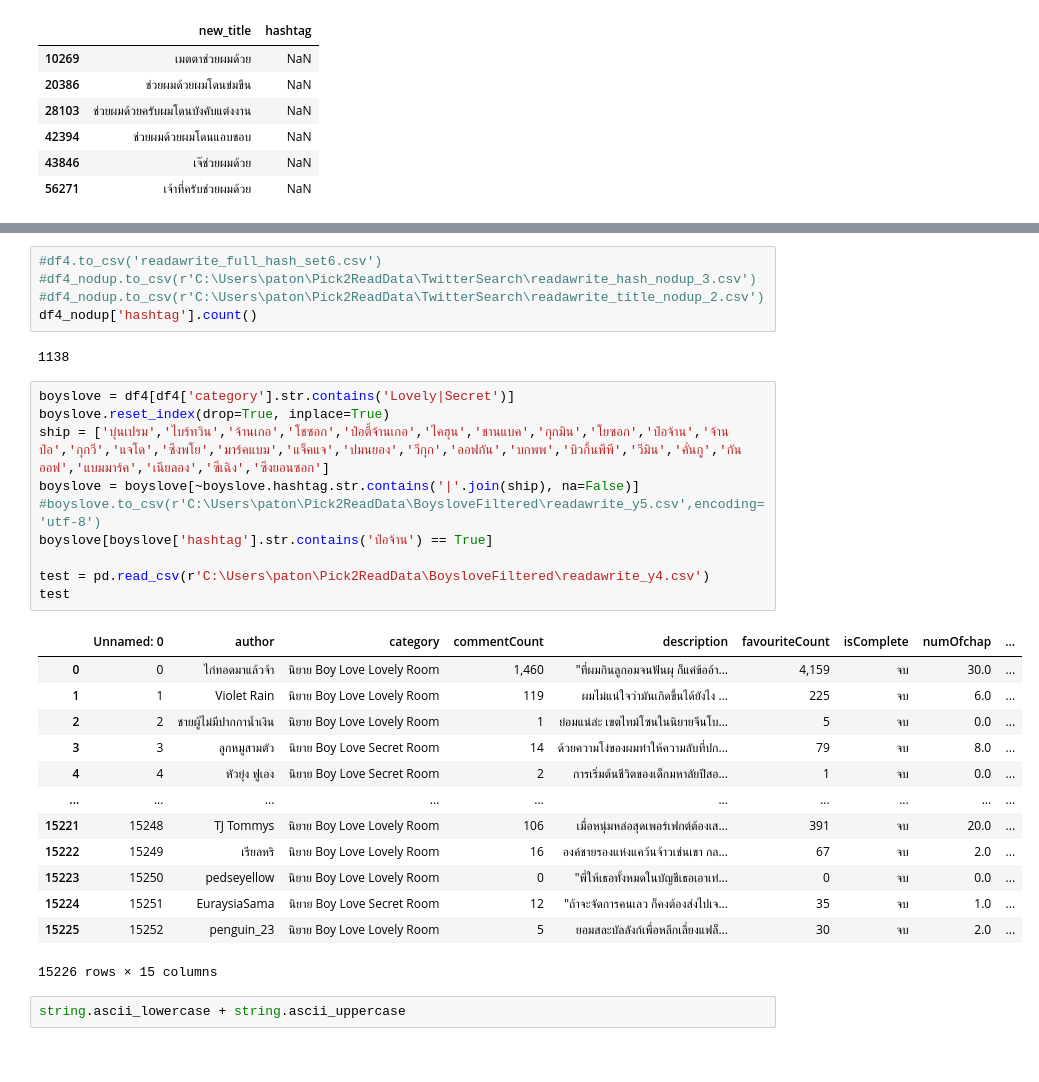
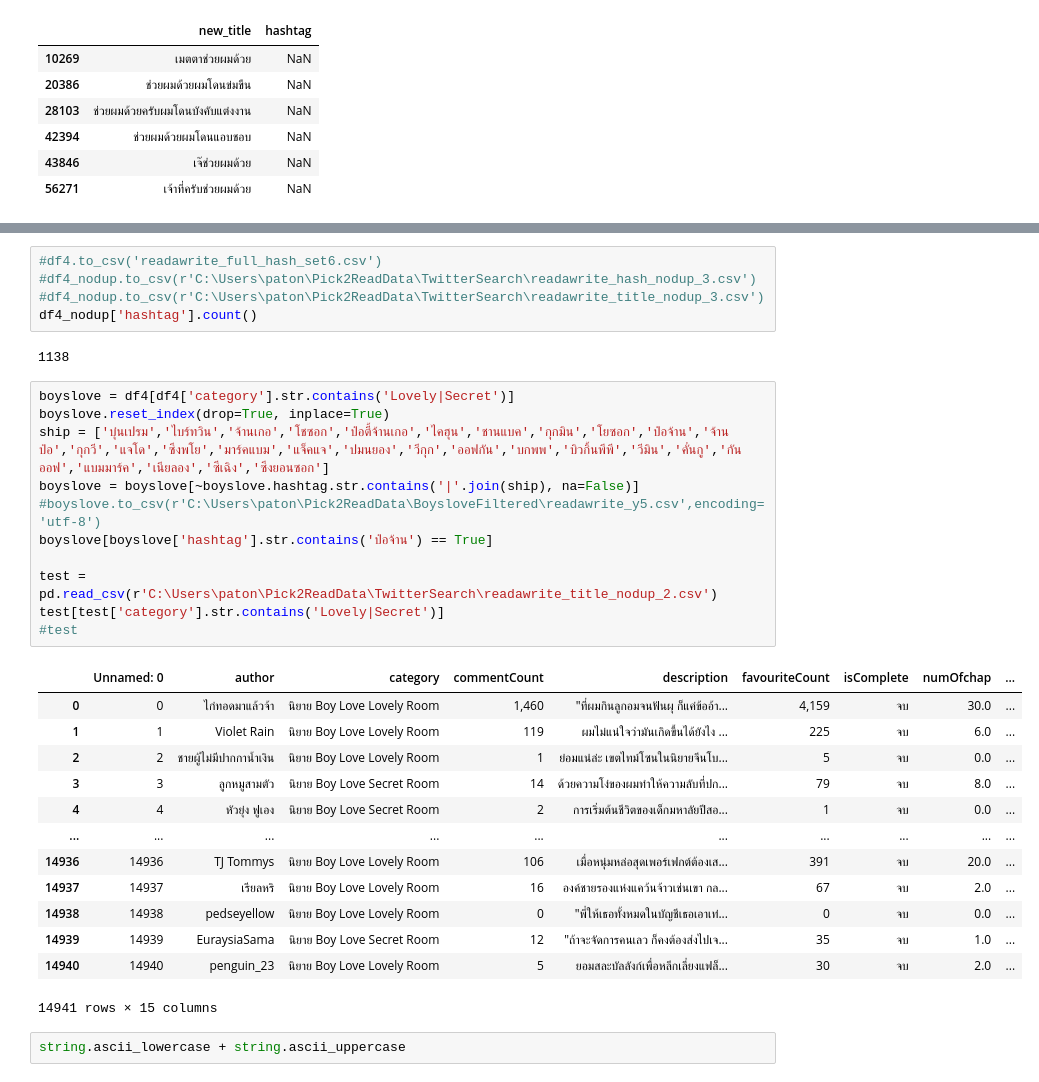
Before and after one commit to pppetonggg/Pick2Read, a Jupyter notebook: CleanReadawrite.ipynb, the cells around one changed output, grey strips where cells are left out. Cells and saved outputs as stored; diff of their text form.

Commit message:
title no duplicate for twitter search

```diff
--- a/CleanReadawrite.ipynb
+++ b/CleanReadawrite.ipynb
@@ -143,34 +143,35 @@ df4_nodup
 # %%
 #df4.to_csv('readawrite_full_hash_set6.csv')
 #df4_nodup.to_csv(r'C:\Users\paton\Pick2ReadData\TwitterSearch\readawrite_hash_nodup_3.csv')
-#df4_nodup.to_csv(r'C:\Users\paton\Pick2ReadData\TwitterSearch\readawrite_title_nodup_2.csv')
+#df4_nodup.to_csv(r'C:\Users\paton\Pick2ReadData\TwitterSearch\readawrite_title_nodup_3.csv')
 df4_nodup['hashtag'].count()
 # %% [output]
 1138
 # %%
 boyslove = df4[df4['category'].str.contains('Lovely|Secret')]
 boyslove.reset_index(drop=True, inplace=True)
 ship = ['บุ๋นเปรม','ไบร์ทวิน','จ้านเกอ','โชซอก','ป๋อตี้จ้านเกอ','ไคฮุน','ชานแบค','กุกมิน','โยซอก','ป๋อจ้าน','จ้านป๋อ','กุกวี','แจโด','ซึงพโย','มาร์คแบม','แจ็คแจ','ปมนยอง','วีกุก','ออฟกัน','บกพพ','บิวกิ้นพีพี','วีมิน','คั่นกู','กันออฟ','แบมมาร์ค','เนียลอง','ซีเฉิง','ซึงยอนซอก']
 boyslove = boyslove[~boyslove.hashtag.str.contains('|'.join(ship), na=False)]
 #boyslove.to_csv(r'C:\Users\paton\Pick2ReadData\BoysloveFiltered\readawrite_y5.csv',encoding='utf-8')
 boyslove[boyslove['hashtag'].str.contains('ป๋อจ้าน') == True]
 
-test = pd.read_csv(r'C:\Users\paton\Pick2ReadData\BoysloveFiltered\readawrite_y4.csv')
-test
+test = pd.read_csv(r'C:\Users\paton\Pick2ReadData\TwitterSearch\readawrite_title_nodup_2.csv')
+test[test['category'].str.contains('Lovely|Secret')]
+#test
 # %% [output]
 |  | Unnamed: 0 | author | category | commentCount | description | favouriteCount | isComplete | numOfchap | ... |
 | 0 | 0 | ไก่ทอดมาแล้วจ้า | นิยาย Boy Love Lovely Room | 1,460 | "ที่ผมกินลูกอมจนฟันผุ ก็แค่ข้ออ้า... | 4,159 | จบ | 30.0 | ... |
 | 1 | 1 | Violet Rain | นิยาย Boy Love Lovely Room | 119 | ผมไม่แน่ใจว่ามันเกิดขึ้นได้ยังไง ... | 225 | จบ | 6.0 | ... |
 | 2 | 2 | ชายผู้ไม่มีปากกาน้ำเงิน | นิยาย Boy Love Lovely Room | 1 | ย่อมแน่ล่ะ เขตไทม์โซนในนิยายจีนโบ... | 5 | จบ | 0.0 | ... |
 | 3 | 3 | ลูกหมูสามตัว | นิยาย Boy Love Secret Room | 14 | ด้วยความโง่ของผมทำให้ความลับที่ปก... | 79 | จบ | 8.0 | ... |
 | 4 | 4 | หัวยุ่ง ฟูเอง | นิยาย Boy Love Secret Room | 2 | การเริ่มต้นชีวิตของเด็กมหาลัยปีสอ... | 1 | จบ | 0.0 | ... |
 | ... | ... | ... | ... | ... | ... | ... | ... | ... | ... |
-| 15221 | 15248 | TJ Tommys | นิยาย Boy Love Lovely Room | 106 | เมื่อหนุ่มหล่อสุดเพอร์เฟกต์ต้องเส... | 391 | จบ | 20.0 | ... |
-| 15222 | 15249 | เรียลหริ | นิยาย Boy Love Lovely Room | 16 | องค์ชายรองแห่งแคว้นจ้าวเช่นเขา กล... | 67 | จบ | 2.0 | ... |
-| 15223 | 15250 | pedseyellow | นิยาย Boy Love Lovely Room | 0 | "พี่ให้เธอทั้งหมดในบัญชีเธอเอาเท่... | 0 | จบ | 0.0 | ... |
-| 15224 | 15251 | EuraysiaSama | นิยาย Boy Love Secret Room | 12 | "ถ้าจะจัดการคนเลว ก็คงต้องส่งไปเจ... | 35 | จบ | 1.0 | ... |
-| 15225 | 15252 | penguin_23 | นิยาย Boy Love Lovely Room | 5 | ยอมสละบัลลังก์เพื่อหลีกเลี่ยงแฟล็... | 30 | จบ | 2.0 | ... |
+| 14936 | 14936 | TJ Tommys | นิยาย Boy Love Lovely Room | 106 | เมื่อหนุ่มหล่อสุดเพอร์เฟกต์ต้องเส... | 391 | จบ | 20.0 | ... |
+| 14937 | 14937 | เรียลหริ | นิยาย Boy Love Lovely Room | 16 | องค์ชายรองแห่งแคว้นจ้าวเช่นเขา กล... | 67 | จบ | 2.0 | ... |
+| 14938 | 14938 | pedseyellow | นิยาย Boy Love Lovely Room | 0 | "พี่ให้เธอทั้งหมดในบัญชีเธอเอาเท่... | 0 | จบ | 0.0 | ... |
+| 14939 | 14939 | EuraysiaSama | นิยาย Boy Love Secret Room | 12 | "ถ้าจะจัดการคนเลว ก็คงต้องส่งไปเจ... | 35 | จบ | 1.0 | ... |
+| 14940 | 14940 | penguin_23 | นิยาย Boy Love Lovely Room | 5 | ยอมสละบัลลังก์เพื่อหลีกเลี่ยงแฟล็... | 30 | จบ | 2.0 | ... |
-15226 rows × 15 columns
+14941 rows × 15 columns
 # %%
 string.ascii_lowercase + string.ascii_uppercase
 # %% [output]
```
Also changed, not shown: parts of 1 cell of this notebook, 1 other file.
